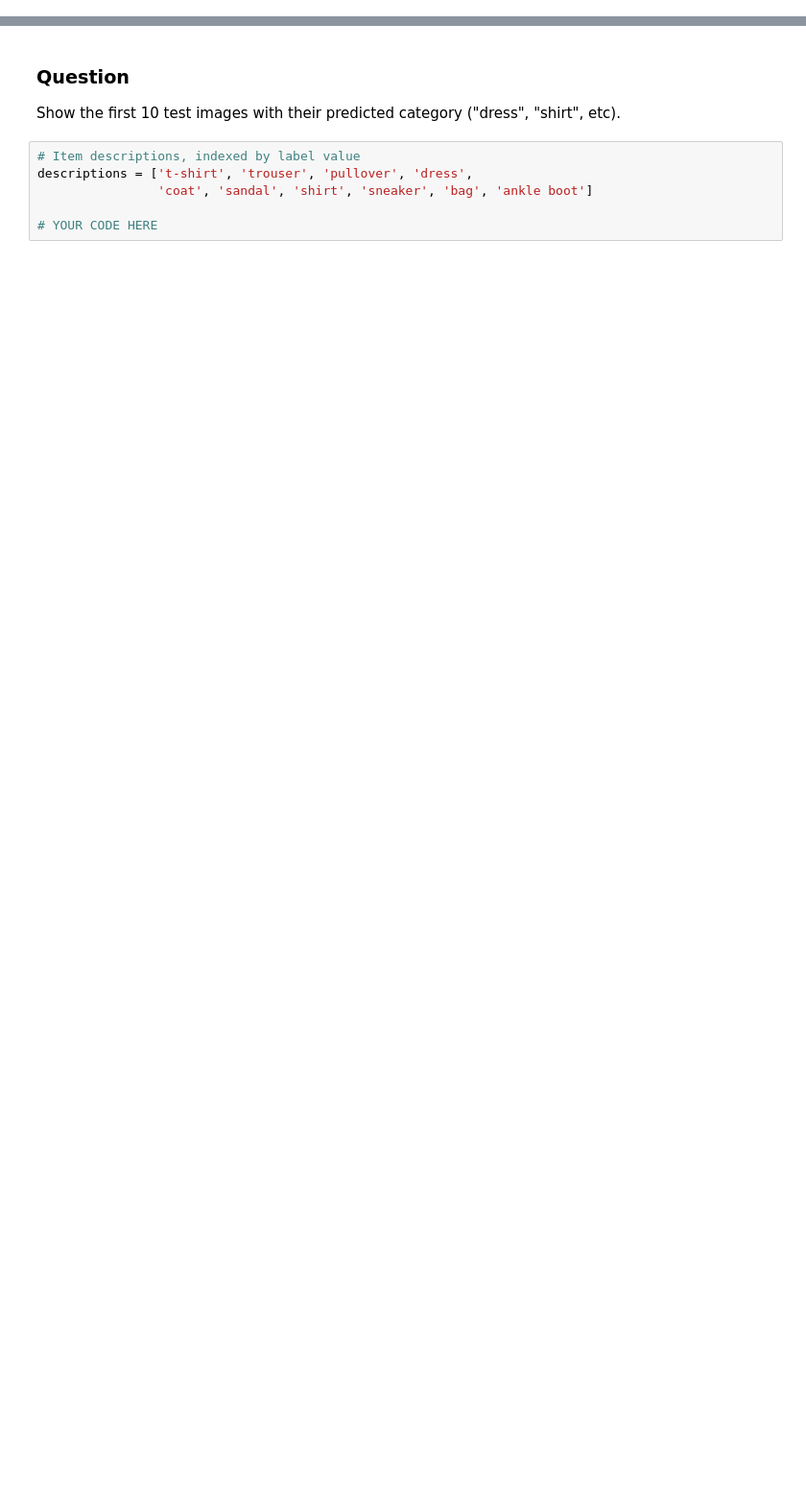
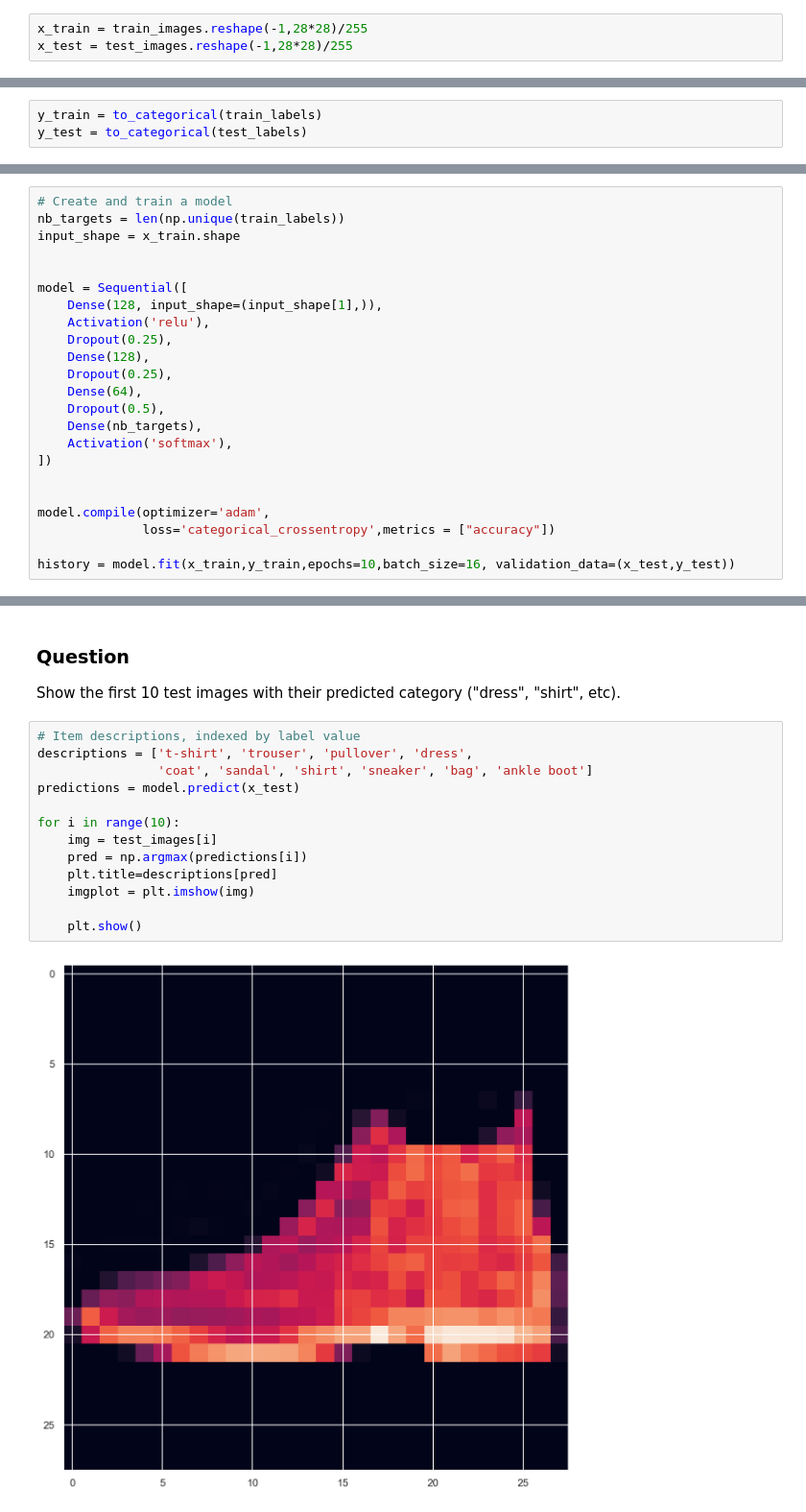
Before and after one commit to hirsiAbdollahi/machine-learning-katas-Tmehamli, a Jupyter notebook: notebooks/katas/algorithms/DNN_FashionMNIST.ipynb, the cells around one changed output, grey strips where cells are left out. Shown: that part at 96% size. Drawn from its saved outputs; the diff is of its cells as text; blank space fills up the shorter version.

```diff
--- a/notebooks/katas/algorithms/DNN_FashionMNIST.ipynb
+++ b/notebooks/katas/algorithms/DNN_FashionMNIST.ipynb
@@ -112,3 +119,6 @@ Create variables `x_train` and `x_test` by reshaping training and test images in
+# %%
+x_train = train_images.reshape(-1,28*28)/255
+x_test = test_images.reshape(-1,28*28)/255
 # %%
 print(f'x_train: {x_train.shape}. x_test: {x_test.shape}')
 # Assert tensors shapes
@@ -126,3 +136,6 @@ One-hot encode training and test targets into variables `y_train` and `y_test`.
+# %%
+y_train = to_categorical(train_labels)
+y_test = to_categorical(test_labels)
 # %%
 # Show a sample of encoded targets
 df_y_train = pd.DataFrame(y_train)
@@ -151,0 +175,23 @@ Train a model on the data to obtain a test accuracy > 84%. Store the training hi
+# %%
+# Create and train a model
+nb_targets = len(np.unique(train_labels))
+input_shape = x_train.shape
+
+
+model = Sequential([
+    Dense(128, input_shape=(input_shape[1],)),
+    Activation('relu'),
+    Dropout(0.25),
+    Dense(128),
+    Dropout(0.25),
+    Dense(64),
+    Dropout(0.5),
+    Dense(nb_targets),
+    Activation('softmax'),
+])
+
+
+model.compile(optimizer='adam',
+              loss='categorical_crossentropy',metrics = ["accuracy"])
+
+history = model.fit(x_train,y_train,epochs=10,batch_size=16, validation_data=(x_test,y_test))
@@ -166,6 +234,15 @@ Show the first 10 test images with their predicted category ("dress", "shirt", e
 # %%
 # Item descriptions, indexed by label value
 descriptions = ['t-shirt', 'trouser', 'pullover', 'dress',
                 'coat', 'sandal', 'shirt', 'sneaker', 'bag', 'ankle boot']
+predictions = model.predict(x_test)
 
-# YOUR CODE HERE
+for i in range(10):
+    img = test_images[i]
+    pred = np.argmax(predictions[i])
+    plt.title=descriptions[pred]
+    imgplot = plt.imshow(img)
+
+    plt.show()
+# %% [output]
+[figure, added]
```
Also changed, not shown: parts of 15 cells of this notebook.
